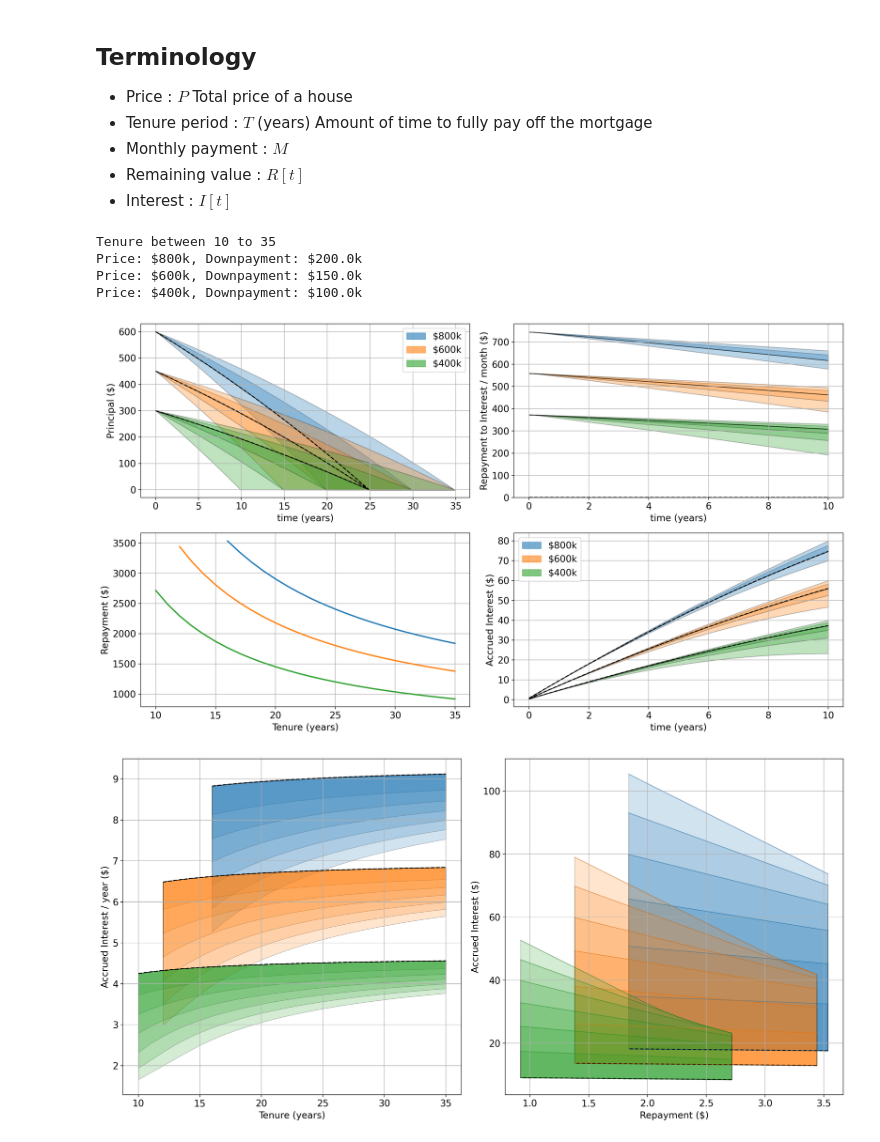
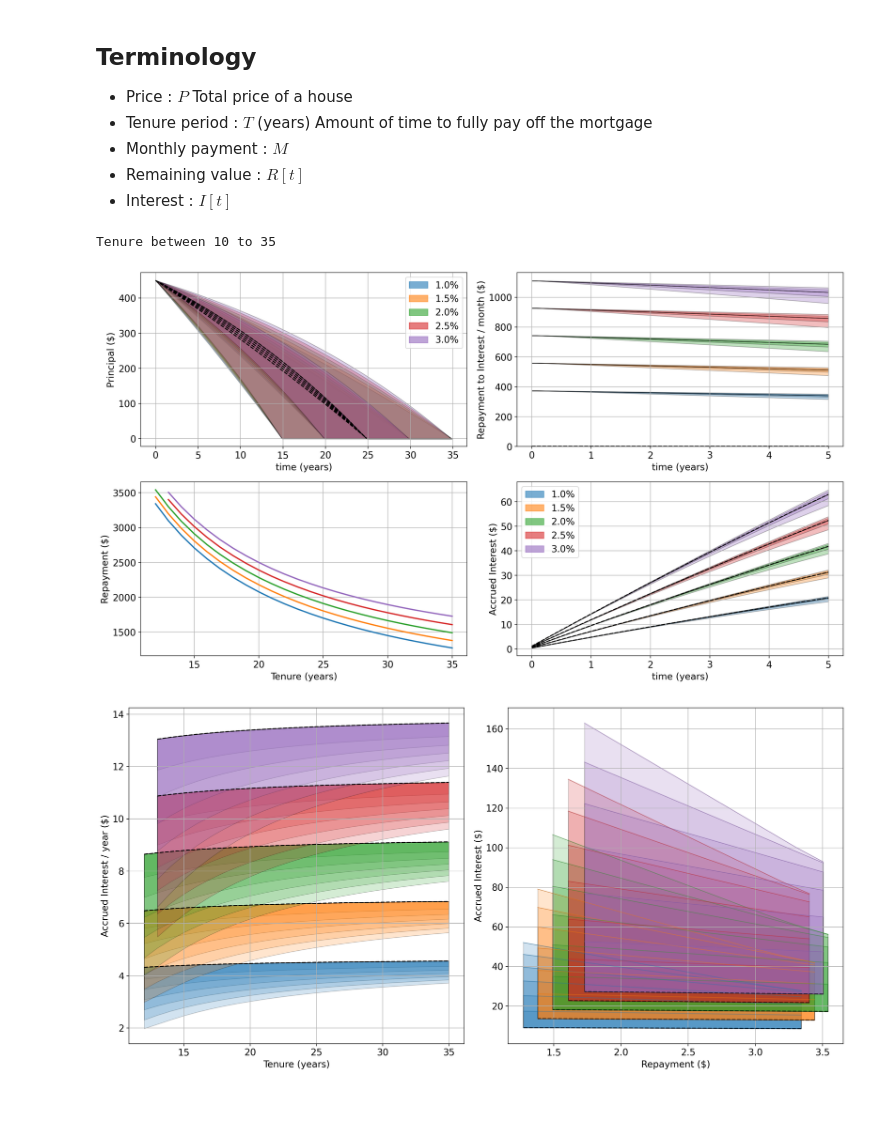
Before and after one commit to andrelimzs/mortgage-visualization, a Jupyter notebook: explore-mortgage.ipynb, the cells around one changed output. Cells and saved outputs as stored; diff of their text form; code cells hidden in the pictures; blank space fills up the shorter version.

Commit message:
Show plots for various interest rates

```diff
--- a/explore-mortgage.ipynb
+++ b/explore-mortgage.ipynb
@@ -139,18 +139,18 @@ price_range    = [800, 600, 400]
 tenure_range   = range(10,36,1)
 tenure_nominal = tenure_range.index(25)
 inflation_rate = interest_yearly_to_monthly(0.02)
-loan_interest  = 0.015
+loan_range     = [1.0, 1.5, 2.0, 2.5, 3.0]
 monthly_threshold = 3.6
 
 cmap = ['tab:blue', 'tab:orange', 'tab:green', 'tab:red', 'tab:purple']
 # cmap = ['tab:green', 'tab:orange', 'tab:blue']
-labels = price_range
+labels = loan_range
 plt.rcParams['savefig.dpi'] = 300
 plt.rcParams['font.size']   = 14
 
 print(f'Tenure between {tenure_range[0]} to {tenure_range[-1]}')
-for i,_ in enumerate(price_range):
-    print(f'Price: ${price_range[i]}k, Downpayment: ${0.25 * price_range[i]}k')
+# for i,_ in enumerate(price_range):
+#     print(f'Price: ${price_range[i]}k, Downpayment: ${0.25 * price_range[i]}k')
 
 # =========================== Calculate Monthly and Interest ===========================
 remaining = []
@@ -158,7 +158,10 @@ interest = []
 interest_vs_tenure = []
 interest_vs_tenure_infl = []
 monthly_required = []
-for i, price in enumerate(price_range):
+# for i, price in enumerate([600]):
+for i, loan_interest in enumerate(loan_range):
+    loan_interest /= 100
+    price = 600
     R = np.zeros((12*35, len(tenure_range)))
     I = np.zeros((12*35, len(tenure_range)))
     IvT, IvT_infl, m = [], [], []
@@ -233,7 +236,7 @@ ax[1].set_ylabel('Repayment ($)')
 ax[1].set_xlabel('Tenure (years)')
 
 # =========================== Precentile Fill for Interest paid after N years ===========================
-tYears = 10
+tYears = 5
 tIndex = range(1 + 12*tYears)
 tShort = t[tIndex]
 for i,I in enumerate(interest):
@@ -250,38 +253,35 @@ for i,I in enumerate(interest):
         j = tenure_range.index(T)
 
         # Total interest (excluding payment toward the house itself)
         I_total = np.cumsum( I[:,j], axis=0 )
 
         # Amortized interest over duration (months) owned
         I_amortized = I_total / numMonths * 1000
 
         ax[2].fill_between(tShort, I_amortized[tIndex], I_amortized_nominal[tIndex],
                            color=cmap[i], alpha=0.3, edgecolor='k')
         ax[3].fill_between(tShort, I_total[tIndex], I_nominal[tIndex],
                            color=cmap[i], alpha=0.3, edgecolor='k')
 
 ax[2].set_ylabel('Repayment to Interest / month ($)')
 ax[3].set_ylabel('Accrued Interest ($)')
 ax[2].set_xlabel('time (years)')
 ax[3].set_xlabel('time (years)')
 ax[2].set_ylim(0)
 
 # =========================== Legend ===========================
 patch = []
 for i in range(len(remaining)):
-    patch.append( mpatches.Patch(color=cmap[i], alpha=0.6, label=f'${labels[i]}k') )
+    patch.append( mpatches.Patch(color=cmap[i], alpha=0.6, label=f'{labels[i]}%') )
 ax[0].legend(handles=patch, loc='upper right')
 ax[3].legend(handles=patch, loc='upper left')
 
 _ = [ a.grid() for a in ax.flatten() ]
 plt.tight_layout()
 plt.savefig('./docs/plots/overview1.jpg')
 # %% [output]
 Tenure between 10 to 35
-Price: $800k, Downpayment: $200.0k
-Price: $600k, Downpayment: $150.0k
-Price: $400k, Downpayment: $100.0k
-[figure, old version]
+[figure, new version]
 # %%
 _, axes = plt.subplots(1,2, figsize=(16,8), dpi=200)
 ax = axes.flatten()
@@ -325,7 +325,7 @@ _ = [ a.grid() for a in ax.flatten()  ]
 plt.tight_layout()
 plt.savefig('./docs/plots/overview2.jpg')
 # %% [output]
-[figure, old version]
+[figure, new version]
 # %%
 # # =================== Interest vs Tenure (Assume full duration) ===================
 # for i, (IvT, IvT_infl) in enumerate(zip(interest_vs_tenure, interest_vs_tenure_infl)):
```
Also changed, not shown: 4 other files.
